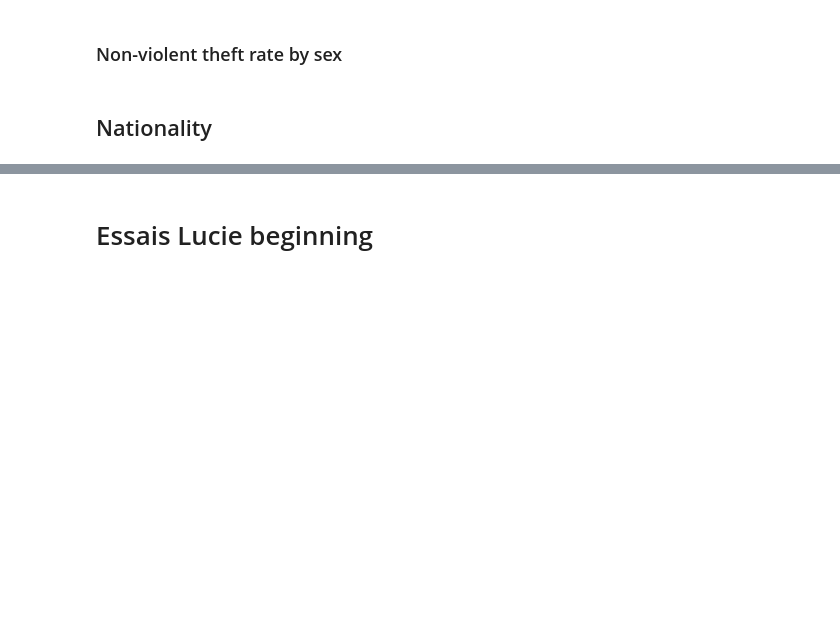
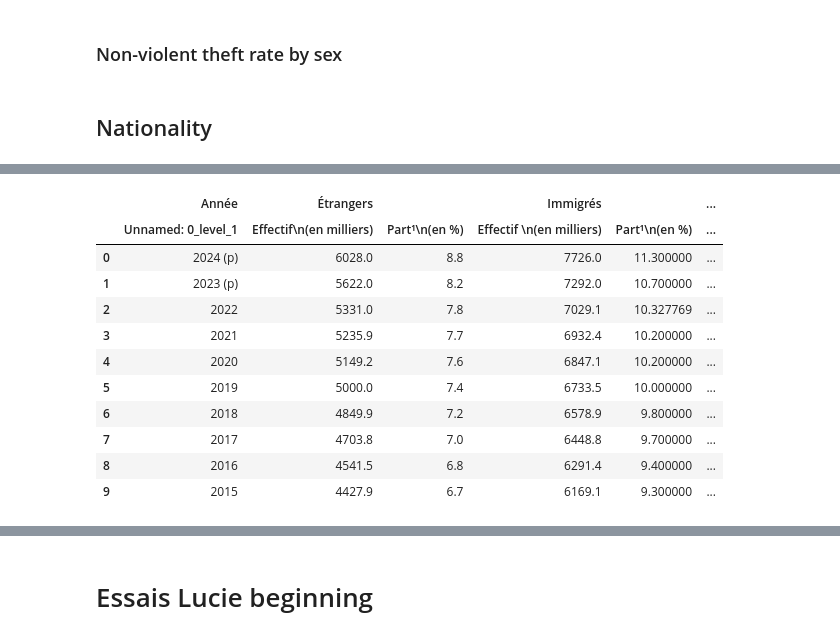
Before and after one commit to luciedum-dot/Intro-to-data-analysis-with-Python---Final-Project, a Jupyter notebook: Evolutions_of_Criminality_France_2016_2024.ipynb, the cells around one changed output, grey strips where cells are left out. Drawn from its saved outputs; the diff is of its cells as text; code cells hidden in the pictures; blank space fills up the shorter version.

```diff
--- a/Evolutions_of_Criminality_France_2016_2024.ipynb
+++ b/Evolutions_of_Criminality_France_2016_2024.ipynb
@@ -573,3 +573,9 @@ pivoted_nationality_df.head(15)
 | 12 | Afrique | 2019 | 97.0 | 272.0 | 12901.0 | ... |
 | 13 | Afrique | 2020 | 94.0 | 334.0 | 14371.0 | ... |
 | 14 | Afrique | 2021 | 113.0 | 351.0 | 17948.0 | ... |
+# %%
+#Analyze the evolution of criminality with taking into account change in population. A new excel has to be downloaded, showing the structure of population by nationality:
+path = "Intro-to-data-analysis-with-Python---Final-Project/Data/pop_e.xlsx"
+
+xls_pop_e = pd.ExcelFile(path)
+xls_pop_e.sheet_names
@@ -575,0 +596,18 @@ pivoted_nationality_df.head(15)
+# %%
+#Show the Excel File on the sheet Figure 5 – Population étrangère et immigrée en France, in order to look at the "Etrangers, effectif (en milliers)" column for every year between 2016 to 2024
+df_pop_e = pd.read_excel(path, sheet_name="Figure 5", skiprows=2, header=[0, 1])
+df_pop_e = df_pop_e[0:-5] #Remove the last 5 rows which contained strings
+df_pop_e.head(10)
+# %% [output]
+|  | Année | Étrangers |  | Immigrés |  | ... |
+|  | Unnamed: 0_level_1 | Effectif\n(en milliers) | Part¹\n(en %) | Effectif \n(en milliers) | Part¹\n(en %) | ... |
+| 0 | 2024 (p) | 6028.0 | 8.8 | 7726.0 | 11.300000 | ... |
+| 1 | 2023 (p) | 5622.0 | 8.2 | 7292.0 | 10.700000 | ... |
+| 2 | 2022 | 5331.0 | 7.8 | 7029.1 | 10.327769 | ... |
+| 3 | 2021 | 5235.9 | 7.7 | 6932.4 | 10.200000 | ... |
+| 4 | 2020 | 5149.2 | 7.6 | 6847.1 | 10.200000 | ... |
+| 5 | 2019 | 5000.0 | 7.4 | 6733.5 | 10.000000 | ... |
+| 6 | 2018 | 4849.9 | 7.2 | 6578.9 | 9.800000 | ... |
+| 7 | 2017 | 4703.8 | 7.0 | 6448.8 | 9.700000 | ... |
+| 8 | 2016 | 4541.5 | 6.8 | 6291.4 | 9.400000 | ... |
+| 9 | 2015 | 4427.9 | 6.7 | 6169.1 | 9.300000 | ... |
```
Also changed, not shown: parts of 2 cells of this notebook.
